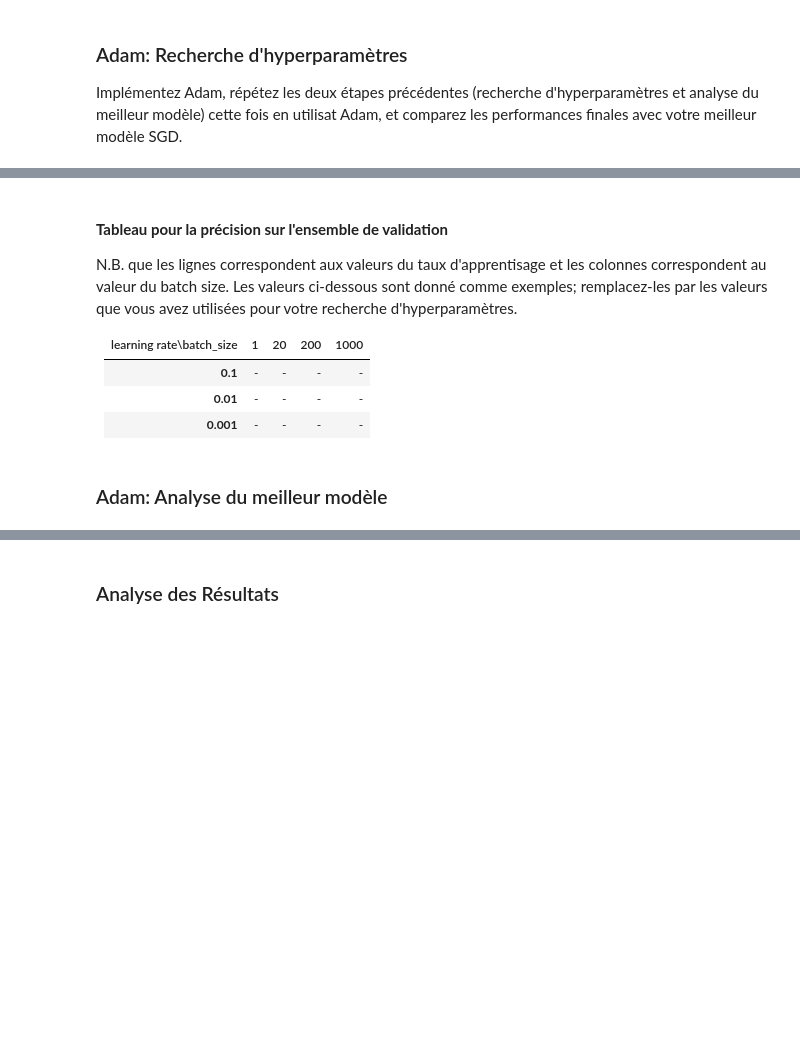
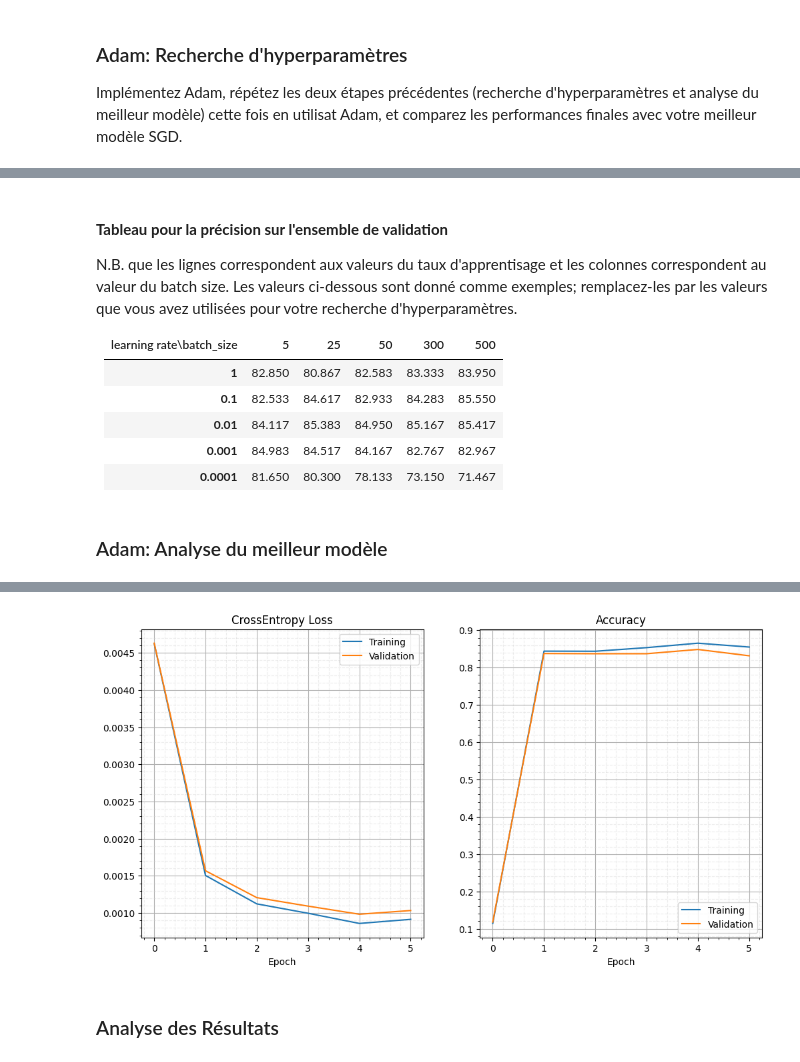
Before and after one commit to Alexndrs/Bayesian-Network-exploration, a Jupyter notebook: INF8225_TP1_H25.ipynb, the cells around one changed output, grey strips where cells are left out. Saved outputs shown, nothing was run; the diff lists cells and outputs as text; code cells hidden in the pictures; blank space fills up the shorter version.

```diff
--- a/INF8225_TP1_H25.ipynb
+++ b/INF8225_TP1_H25.ipynb
@@ -701,8 +701,8 @@ Implémentez Adam, répétez les deux étapes précédentes (recherche d'hyperpa
 # %%
 # ADAM
 # Montrez les résultats pour différents taux d'apprentissage, e.g. 0.1, 0.01, 0.001, et différentes tailles de mini-batch, e.g. 1, 20, 200, 1000.
-batch_size_list = None   # Define ranges in a list
-lr_list = None           # Define ranges in a list
+batch_size_list = [5, 25, 50, 300, 500]   # Define ranges in a list
+lr_list = [1, 0.1, 0.01, 0.001, 0.0001]            # Define ranges in a list
 
 with torch.no_grad():
   for lr in lr_list:
@@ -718,18 +738,20 @@ with torch.no_grad():
 #### **Tableau pour la précision sur l'ensemble de validation**
 N.B. que les lignes correspondent aux valeurs du taux d'apprentisage et les colonnes correspondent au valeur du batch size. Les valeurs ci-dessous sont donné comme exemples; remplacez-les par les valeurs que vous avez utilisées pour votre recherche d'hyperparamètres.
 
-learning rate\batch_size  | 1 | 20 | 200 | 1000
--------------------|------------------|------------------|------------------|------------------|
-**0.1**   | -  | - | - | - | - |
-**0.01** | -  | - | - | - | - |
-**0.001**  | -  | - | - | - | - |
+learning rate\batch_size  | 5        | 25      | 50      | 300     | 500    |
+--------------------------|----------|---------|---------|---------|--------|
+**1**                     | 82.850   | 80.867  | 82.583  | 83.333  | 83.950 |
+**0.1**                   | 82.533   | 84.617  | 82.933  | 84.283  | 85.550 |
+**0.01**                  | 84.117   | 85.383  | 84.950  | 85.167  | 85.417 |
+**0.001**                 | 84.983   | 84.517  | 84.167  | 82.767  | 82.967 |
+**0.0001**                | 81.650   | 80.300  | 78.133  | 73.150  | 71.467 |
 # %% [markdown]
 ### Adam: Analyse du meilleur modèle
 # %%
 # ADAM
 # Montrez les résultats pour la meilleure configuration trouvez ci-dessus.
-batch_size = None # TODO: Vous devez modifier cette valeur avec la meilleur que vous avez eu.
-lr = None         # TODO: Vous devez modifier cette valeur avec la meilleur que vous avez eu.
+batch_size = 500 # TODO: Vous devez modifier cette valeur avec la meilleur que vous avez eu.
+lr = 0.1         # TODO: Vous devez modifier cette valeur avec la meilleur que vous avez eu.
 
 with torch.no_grad():
   data_loader_train, data_loader_val, data_loader_test = get_fashion_mnist_dataloaders(val_percentage=0.1, batch_size=batch_size)
@@ -745,3 +767,4 @@ print("Evaluation of the best training model over test set")
 print("------")
 print(f"Loss : {loss_test:.3f}")
 print(f"Accuracy : {accuracy_test*100.:.3f}")
+# %% [output]
@@ -748,3 +782,4 @@ print(f"Accuracy : {accuracy_test*100.:.3f}")
+[figure, added]
 # %% [markdown]
 ### Analyse des Résultats
 # %% [markdown]
```
Also changed, not shown: parts of 10 cells of this notebook.
